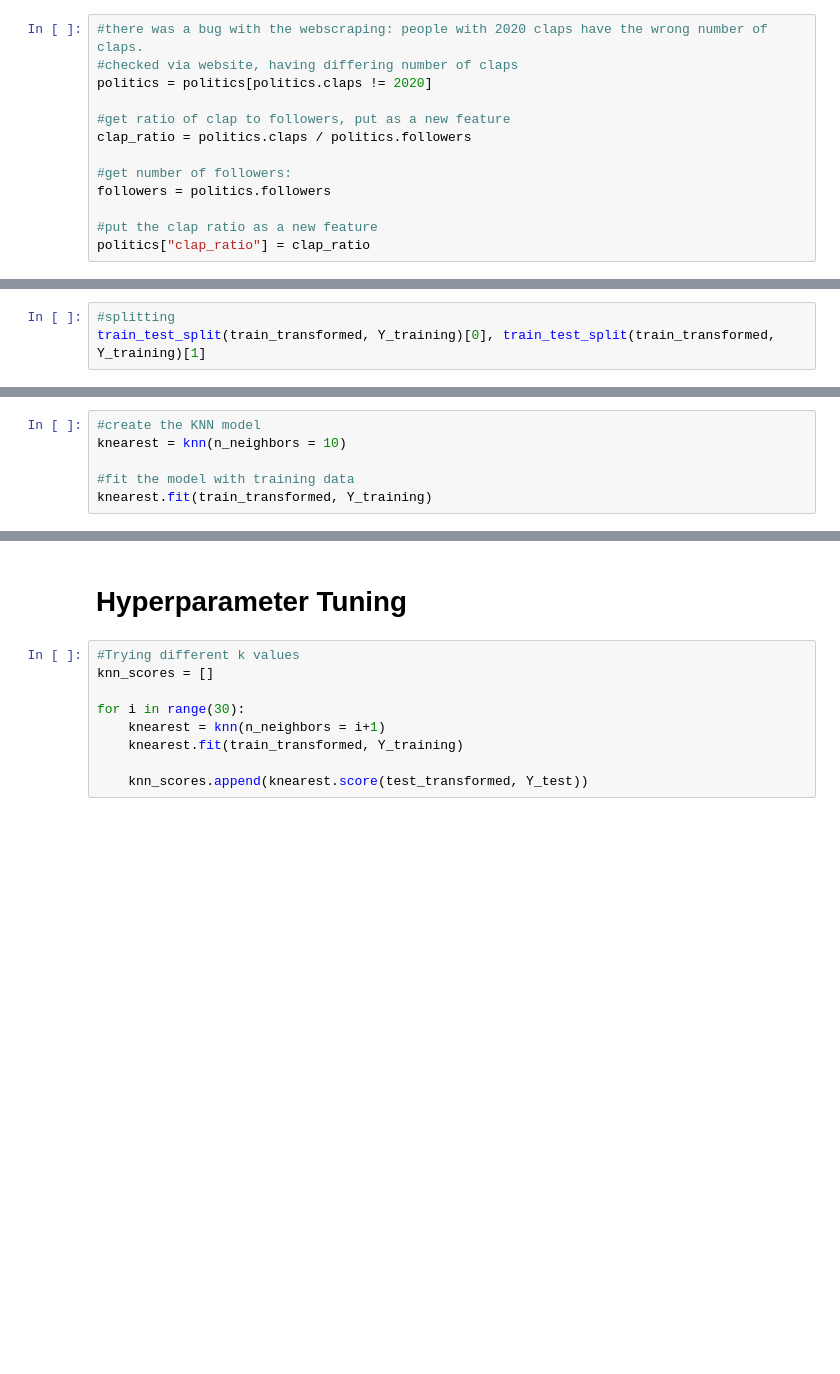
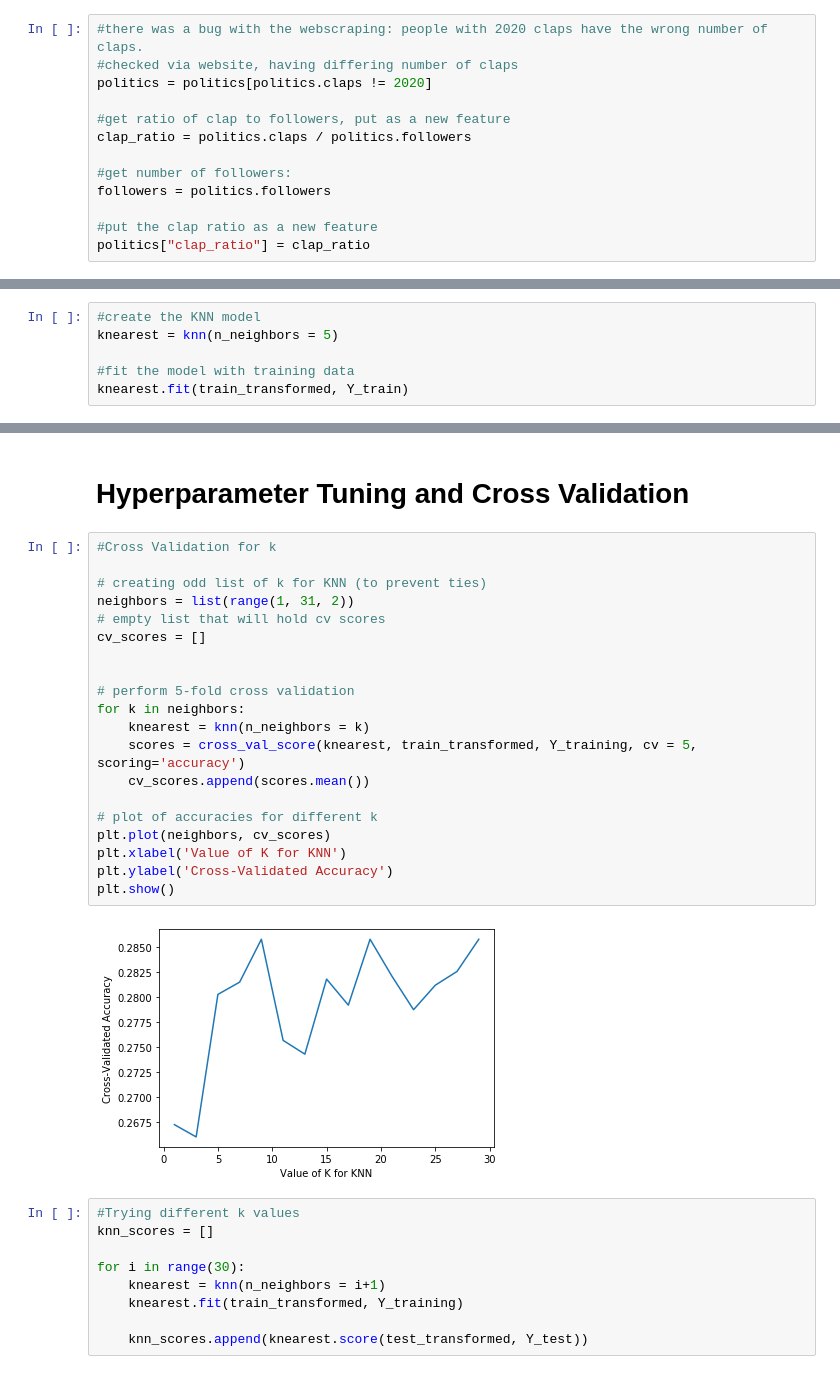
Before and after one commit to Jesse-mk/Medium_Analytics, a Jupyter notebook: jenna/Article Classifiers - KNN.ipynb, the cells around one changed output, grey strips where cells are left out. Drawn from its saved outputs; the diff is of its cells as text; blank space fills up the shorter version.

```diff
--- a/jenna/Article Classifiers - KNN.ipynb
+++ b/jenna/Article Classifiers - KNN.ipynb
@@ -128,3 +133,0 @@ train_transformed
-# %%
-#splitting
-train_test_split(train_transformed, Y_training)[0], train_test_split(train_transformed, Y_training)[1]
@@ -136,8 +134,8 @@ train_test_split(train_transformed, Y_training)[0], train_test_split(train_trans
 # %%
 #create the KNN model
-knearest = knn(n_neighbors = 10)
+knearest = knn(n_neighbors = 5)
 
 #fit the model with training data
-knearest.fit(train_transformed, Y_training)
+knearest.fit(train_transformed, Y_train)
 # %% [output]
 KNeighborsClassifier(algorithm='auto', leaf_size=30, metric='minkowski',
@@ -150,5 +148,27 @@ knearest.score(test_transformed, Y_test)
 # %% [markdown]
-# Hyperparameter Tuning
+# Hyperparameter Tuning and Cross Validation
+# %%
+#Cross Validation for k
+
+# creating odd list of k for KNN (to prevent ties)
+neighbors = list(range(1, 31, 2))
+# empty list that will hold cv scores
+cv_scores = []
+
+
+# perform 5-fold cross validation
+for k in neighbors:
+    knearest = knn(n_neighbors = k)
+    scores = cross_val_score(knearest, train_transformed, Y_training, cv = 5, scoring='accuracy')
+    cv_scores.append(scores.mean())
+
+# plot of accuracies for different k
+plt.plot(neighbors, cv_scores)
+plt.xlabel('Value of K for KNN')
+plt.ylabel('Cross-Validated Accuracy')
+plt.show()
+# %% [output]
+[figure, added]
 # %%
 #Trying different k values
 knn_scores = []
```
Also changed, not shown: parts of 16 cells of this notebook, 2 other files.
